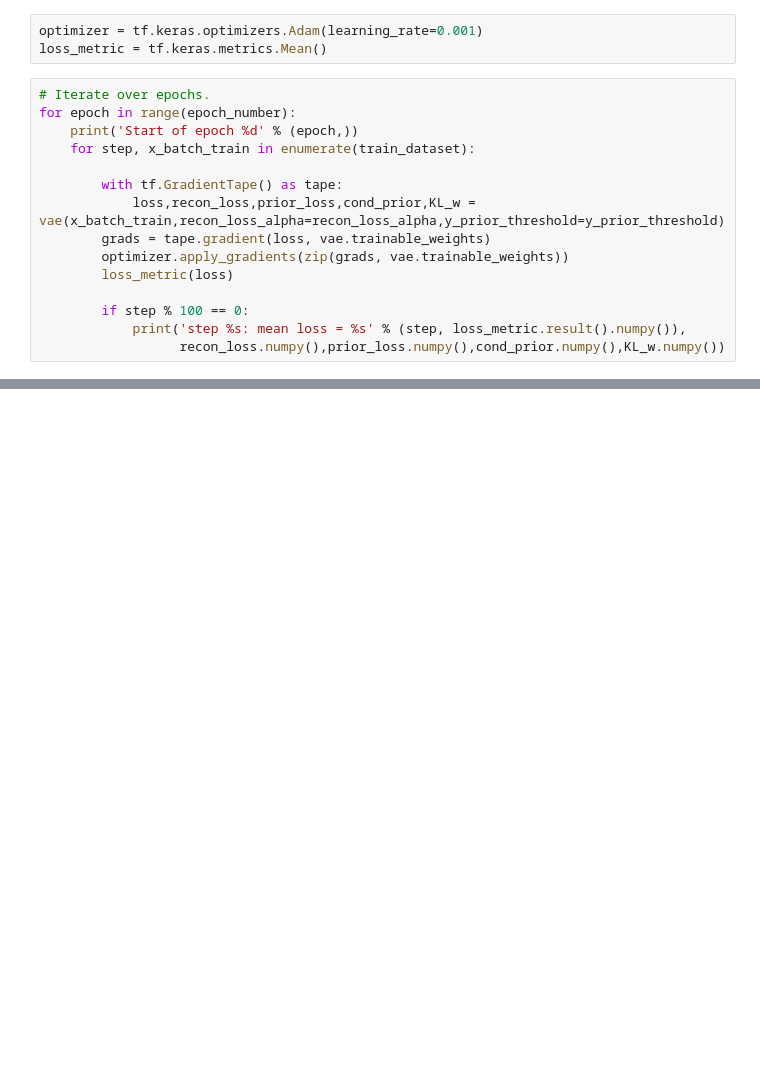
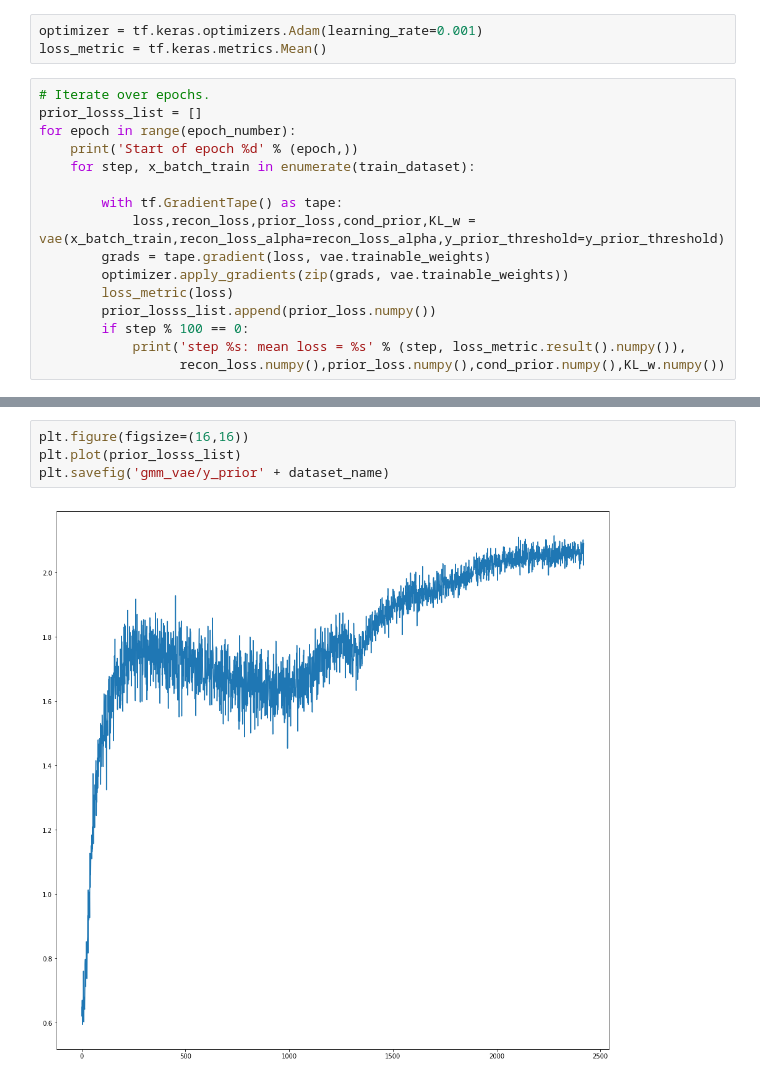
Before and after one commit to alpteko/GaussianMixtureModel-VariatonalAutoencoder, a Jupyter notebook: Paper-GMM_VAE.ipynb, the cells around one changed output, grey strips where cells are left out. Saved outputs shown, nothing was run; the diff lists cells and outputs as text; blank space fills up the shorter version.

```diff
--- a/Paper-GMM_VAE.ipynb
+++ b/Paper-GMM_VAE.ipynb
@@ -286,6 +294,7 @@ optimizer = tf.keras.optimizers.Adam(learning_rate=0.001)
 loss_metric = tf.keras.metrics.Mean()
 # %%
 # Iterate over epochs.
+prior_losss_list = []
 for epoch in range(epoch_number):
     print('Start of epoch %d' % (epoch,))
     for step, x_batch_train in enumerate(train_dataset):
@@ -295,7 +304,7 @@ for epoch in range(epoch_number):
         grads = tape.gradient(loss, vae.trainable_weights)
         optimizer.apply_gradients(zip(grads, vae.trainable_weights))
         loss_metric(loss)
-
+        prior_losss_list.append(prior_loss.numpy())
         if step % 100 == 0:
             print('step %s: mean loss = %s' % (step, loss_metric.result().numpy()),
                   recon_loss.numpy(),prior_loss.numpy(),cond_prior.numpy(),KL_w.numpy())
@@ -320 +330,7 @@ step 700: mean loss = 6.432601 0.16520458 1.5479414 -0.31747568 -0.3406037
+# %%
+plt.figure(figsize=(16,16))
+plt.plot(prior_losss_list)
+plt.savefig('gmm_vae/y_prior' + dataset_name)
+# %% [output]
+[figure, added]
 # %%
```
Also changed, not shown: parts of 9 cells of this notebook, 2 other files.
